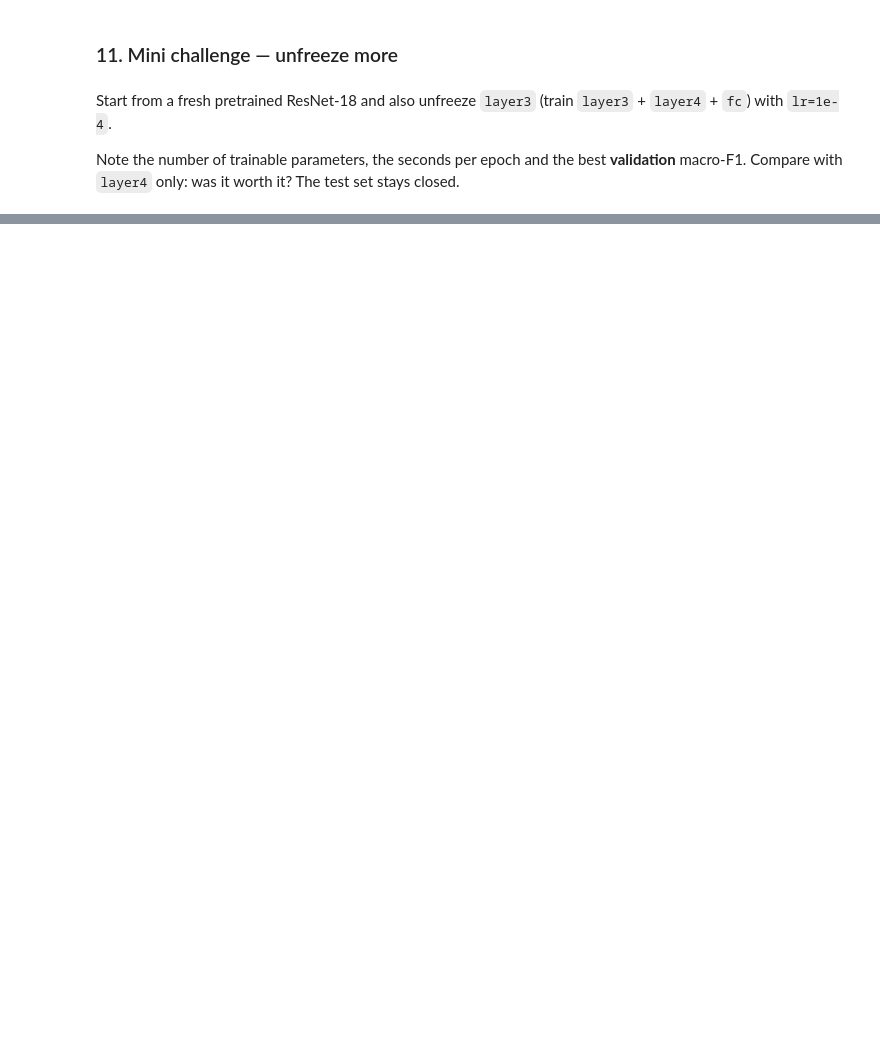
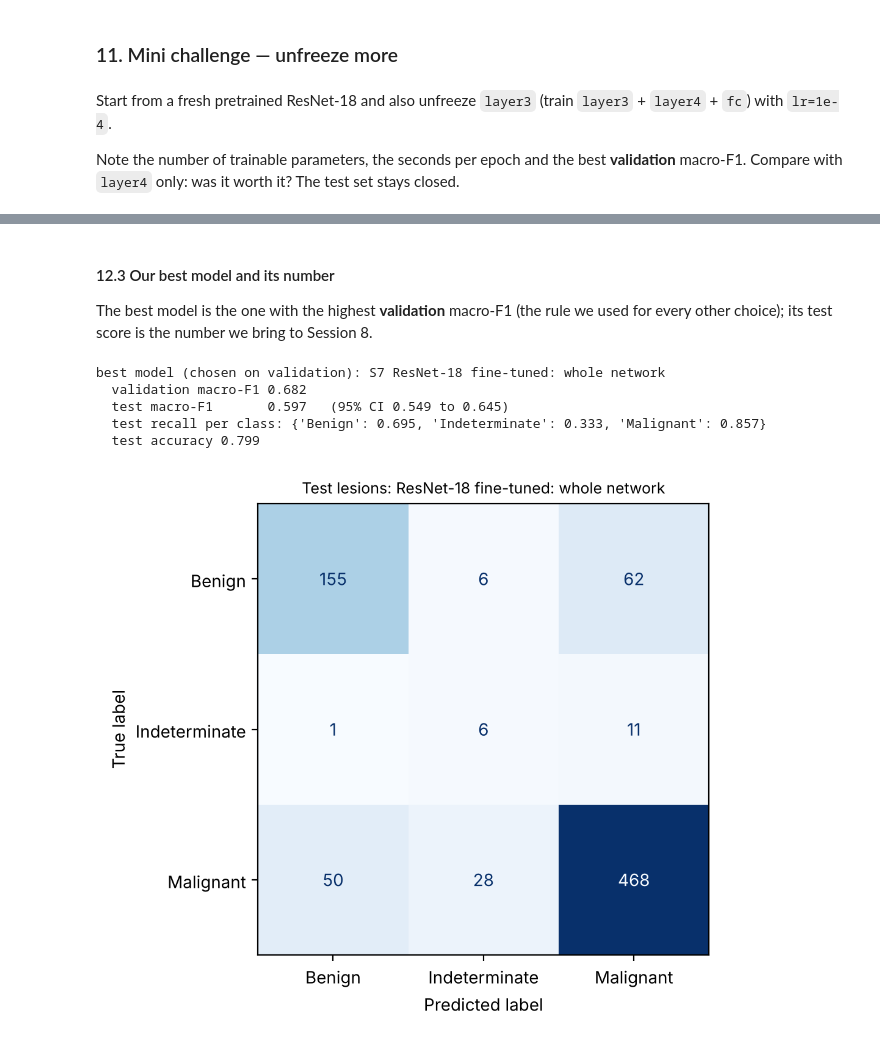
Before and after one commit to bporto-eada/milk10k-eda, a Jupyter notebook: session7_cnns.ipynb, the cells around one changed output, grey strips where cells are left out. Cells and saved outputs as stored; diff of their text form; code cells hidden in the pictures; blank space fills up the shorter version.

```diff
--- a/session7_cnns.ipynb
+++ b/session7_cnns.ipynb
@@ -710,0 +1189,29 @@ show_scoreboard()
+# %% [markdown]
+#### 12.3 Our best model and its number
+
+The best model is the one with the highest **validation** macro-F1 (the rule we used for every other choice); its test score is the number we bring to Session 8.
+# %%
+# PURPOSE: name the best model, give its number, and look at its test errors class by class.
+# HOW: take the top row of the board (highest validation macro-F1), then its test confusion matrix and recalls.
+
+best_row = board.iloc[0]
+best_entry = next(e for e in entries if e["model"] == best_row["model"])
+print(f"best model (chosen on validation): S{best_row['session']} {best_row['model']}")
+print(f"  validation macro-F1 {best_row['val macro-F1']:.3f}")
+print(f"  test macro-F1       {best_row['test macro-F1']:.3f}   (95% CI {best_row['test 95% CI']})")
+
+pred = best_entry["test_pred"]
+recall = {c: float((pred[y_test == k] == k).float().mean()) for k, c in enumerate(CLASSES)}
+print("  test recall per class:", {c: round(r, 3) for c, r in recall.items()})
+print(f"  test accuracy {accuracy_score(y_test, pred):.3f}")
+
+disp = ConfusionMatrixDisplay.from_predictions(y_test, pred, display_labels=CLASSES, cmap="Blues", colorbar=False)
+disp.ax_.set_title(f"Test lesions: {best_row['model']}", fontsize=9)
+disp.figure_.savefig(FIG / "best_model_test_confusion.png", dpi=150, bbox_inches="tight")
+# %% [output]
+best model (chosen on validation): S7 ResNet-18 fine-tuned: whole network
+  validation macro-F1 0.682
+  test macro-F1       0.597   (95% CI 0.549 to 0.645)
+  test recall per class: {'Benign': 0.695, 'Indeterminate': 0.333, 'Malignant': 0.857}
+  test accuracy 0.799
+[figure, added]
```
Also changed, not shown: parts of 47 cells of this notebook, 14 other files.
